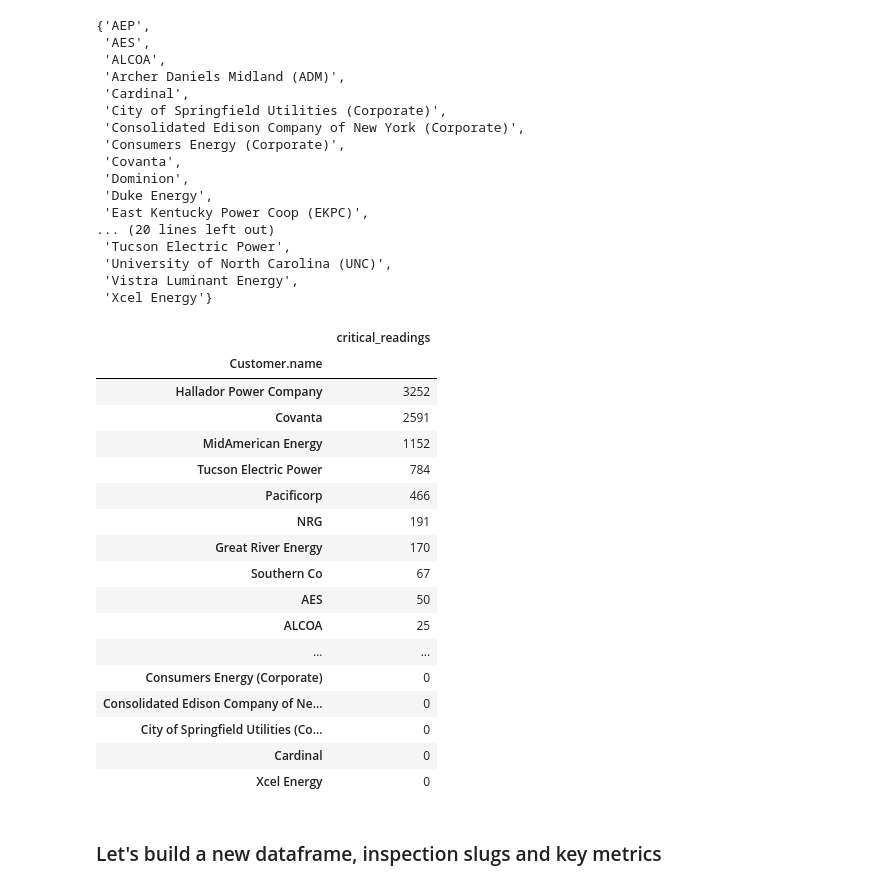
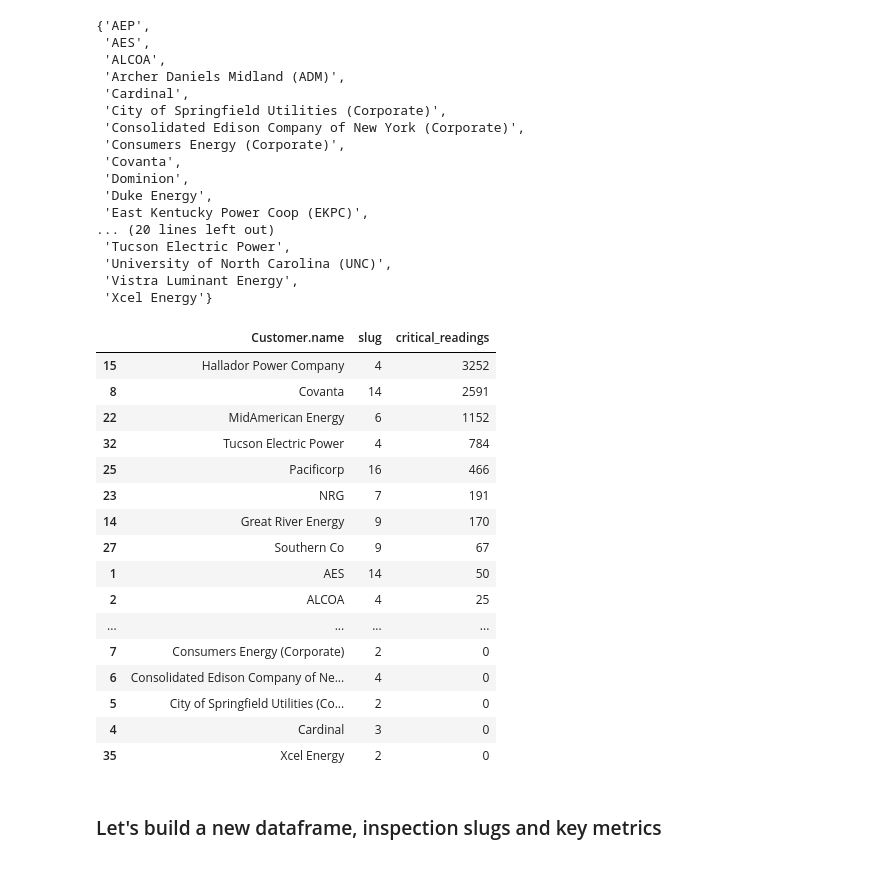
Before and after one commit to GeckoRobotics/davos-data-project, a Jupyter notebook: notebooks/davos.ipynb, the cells around one changed output. Saved outputs shown, nothing was run; the diff lists cells and outputs as text; code cells hidden in the pictures.

```diff
--- a/notebooks/davos.ipynb
+++ b/notebooks/davos.ipynb
@@ -855,26 +855,31 @@ set(comb_df['Customer.name'])
  'Vistra Luminant Energy',
  'Xcel Energy'}
 # %%
-comb_df.groupby(['Customer.name'])['critical_readings'].sum().to_frame().sort_values(by='critical_readings', ascending=False)
+cust_crits_df = comb_df.groupby(['Customer.name'])['critical_readings'].sum().to_frame().reset_index()
-# %% [output]
-|  | critical_readings |
-| Customer.name |  |
-| Hallador Power Company | 3252 |
-| Covanta | 2591 |
-| MidAmerican Energy | 1152 |
-| Tucson Electric Power | 784 |
-| Pacificorp | 466 |
-| NRG | 191 |
-| Great River Energy | 170 |
-| Southern Co | 67 |
-| AES | 50 |
-| ALCOA | 25 |
-| ... | ... |
-| Consumers Energy (Corporate) | 0 |
-| Consolidated Edison Company of Ne... | 0 |
-| City of Springfield Utilities (Co... | 0 |
-| Cardinal | 0 |
-| Xcel Energy | 0 |
+# %%
+cust_count_df = comb_df.groupby(['Customer.name'])['slug'].nunique().to_frame().reset_index()
+# %%
+merged_df = cust_count_df.merge(cust_crits_df, how='outer', on='Customer.name')
+# %%
+merged_df.sort_values(by='critical_readings', ascending=False)
+# %% [output]
+|  | Customer.name | slug | critical_readings |
+| 15 | Hallador Power Company | 4 | 3252 |
+| 8 | Covanta | 14 | 2591 |
+| 22 | MidAmerican Energy | 6 | 1152 |
+| 32 | Tucson Electric Power | 4 | 784 |
+| 25 | Pacificorp | 16 | 466 |
+| 23 | NRG | 7 | 191 |
+| 14 | Great River Energy | 9 | 170 |
+| 27 | Southern Co | 9 | 67 |
+| 1 | AES | 14 | 50 |
+| 2 | ALCOA | 4 | 25 |
+| ... | ... | ... | ... |
+| 7 | Consumers Energy (Corporate) | 2 | 0 |
+| 6 | Consolidated Edison Company of Ne... | 4 | 0 |
+| 5 | City of Springfield Utilities (Co... | 2 | 0 |
+| 4 | Cardinal | 3 | 0 |
+| 35 | Xcel Energy | 2 | 0 |
 # %% [markdown]
 ### Let's build a new dataframe, inspection slugs and key metrics
 # %%
```
